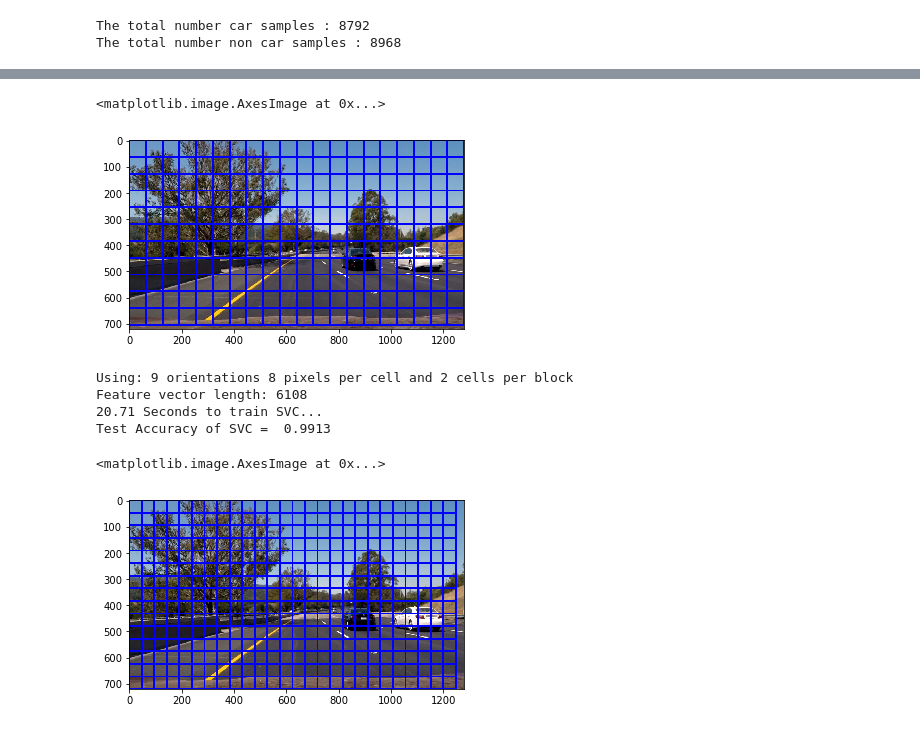
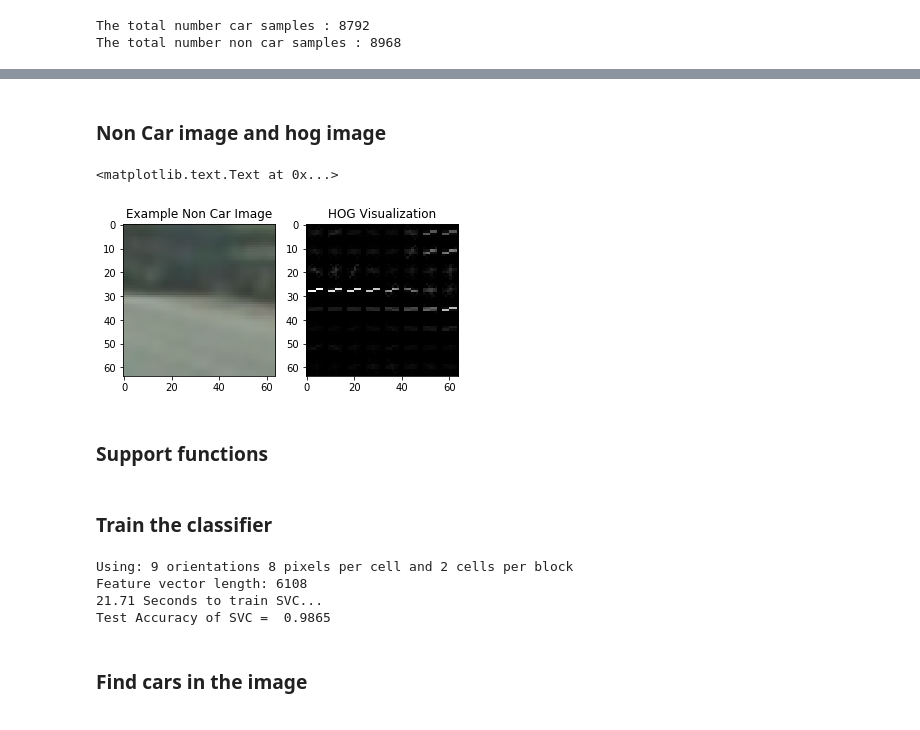
Before and after one commit to rakshithkeegadi/CarND-Vehicle-Detection, a Jupyter notebook: vehicle_detection.ipynb, the cells around one changed output, grey strips where cells are left out. Cells and saved outputs as stored; diff of their text form; code cells hidden in the pictures.

```diff
--- a/vehicle_detection.ipynb
+++ b/vehicle_detection.ipynb
@@ -152,3 +108,24 @@ working..
+# %% [markdown]
+### Non Car image and hog image
+# %%
+orient = 9
+pix_per_cell = 8
+cell_per_block = 2
+vehicle_image = mpimg.imread('./non-vehicles/non-vehicles/GTI/image53.png')
+gray = cv2.cvtColor(vehicle_image, cv2.COLOR_RGB2GRAY)
+features, hog_image = get_hog_features(gray, orient,
+                        pix_per_cell, cell_per_block,
+                        vis=True, feature_vec=False)
+fig = plt.figure()
+plt.subplot(121)
+plt.imshow(vehicle_image)
+plt.title('Example Non Car Image')
+plt.subplot(122)
+plt.imshow(hog_image, cmap='gray')
+plt.title('HOG Visualization')
+# %% [output]
+<matplotlib.text.Text at 0x...>
+[figure, added]
 # %%
 def convert_color(img, conv='RGB2YCrCb'):
     if conv == 'RGB2YCrCb':
@@ -235,10 +212,8 @@ windows = slide_window(image, x_start_stop=[None, None], y_start_stop=[None, Non
                     xy_window=(128, 128), xy_overlap=(0.5, 0.5))
 
 window_img = draw_boxes(image, windows, color=(0, 0, 255), thick=6)
-plt.imshow(window_img)
-# %% [output]
-<matplotlib.image.AxesImage at 0x...>
-[figure, removed]
+# %% [markdown]
+### Support functions
 # %%
 # Define a function to return HOG features and visualization
 def get_hog_features(img, orient, pix_per_cell, cell_per_block,
@@ -466,6 +441,8 @@ def search_windows(img, windows, clf, scaler, color_space='RGB',
             on_windows.append(window)
     #8) Return windows for positive detections
     return on_windows
+# %% [markdown]
+### Train the classifier
 # %%
 colorspace = 'YCrCb' # Can be RGB, HSV, LUV, HLS, YUV, YCrCb
 orient = 9
@@ -537,15 +514,13 @@ hot_windows = search_windows(image, windows, svc, X_scaler, color_space=colorspa
                         hist_feat=hist_feat, hog_feat=hog_feat)
 
 window_img = draw_boxes(draw_image, hot_windows, color=(0, 0, 255), thick=6)
-
-plt.imshow(window_img)
 # %% [output]
 Using: 9 orientations 8 pixels per cell and 2 cells per block
 Feature vector length: 6108
-20.71 Seconds to train SVC...
-Test Accuracy of SVC =  0.9913
+21.71 Seconds to train SVC...
+Test Accuracy of SVC =  0.9865
-<matplotlib.image.AxesImage at 0x...>
-[figure, removed]
+# %% [markdown]
+### Find cars in the image
 # %%
 image = mpimg.imread('./test_images/test6.jpg')
 def find_cars(img, ystart, ystop, scale, svc, X_scaler, orient, pix_per_cell, cell_per_block, spatial_size, hist_bins):
```
Also changed, not shown: parts of 14 cells of this notebook.
